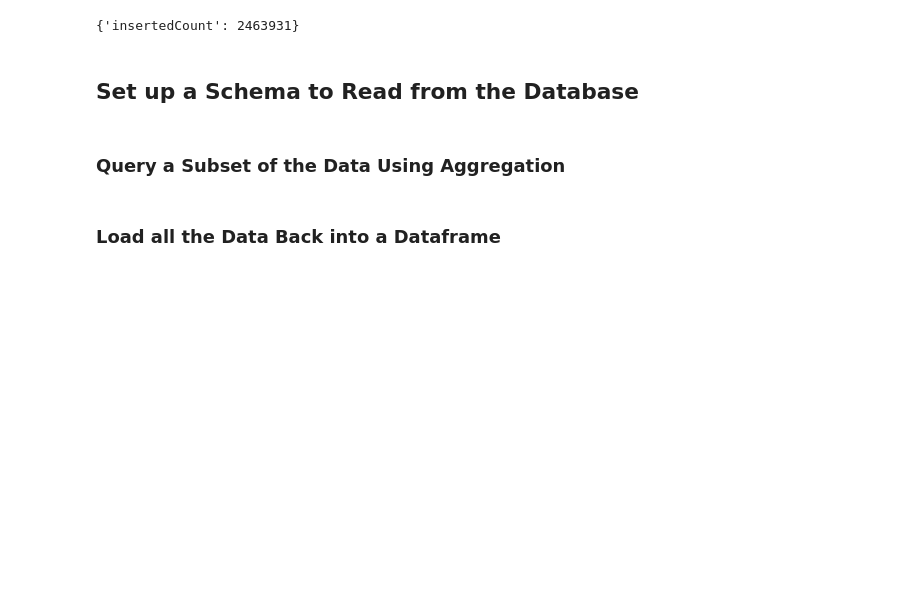
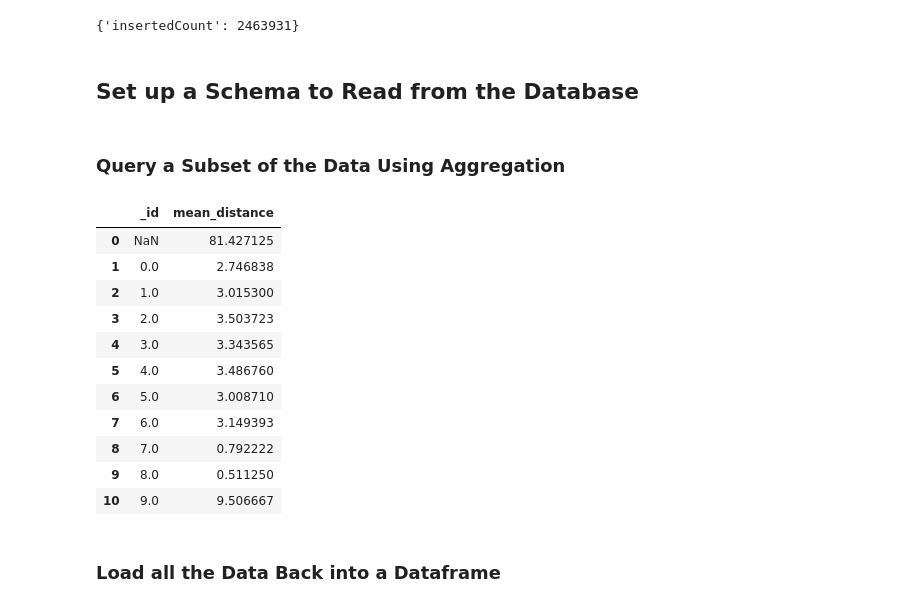
Before and after one commit to blink1073/mongodb-world-builders-fest, a Jupyter notebook: nyc-taxi-dask.ipynb, the cells around one changed output. Cells and saved outputs as stored; diff of their text form; code cells hidden in the pictures; blank space fills up the shorter version.

```diff
--- a/nyc-taxi-dask.ipynb
+++ b/nyc-taxi-dask.ipynb
@@ -161,5 +161,26 @@ schema = Schema(dict(
     tpep_pickup_datetime=timestamp('ms')))
 # %% [markdown]
 ### Query a Subset of the Data Using Aggregation
+# %%
+# Compute average trip distance grouped by passenger count
+pipeline = [
+    {"$group": {"_id": "$passenger_count", "mean_distance": {"$avg": "$trip_distance" }}},
+    {"$sort": {"_id": 1}}
+]
+df = coll.aggregate_pandas_all(pipeline, schema=Schema({"_id": int, "mean_distance": float}))
+df
+# %% [output]
+|  | _id | mean_distance |
+| 0 | NaN | 81.427125 |
+| 1 | 0.0 | 2.746838 |
+| 2 | 1.0 | 3.015300 |
+| 3 | 2.0 | 3.503723 |
+| 4 | 3.0 | 3.343565 |
+| 5 | 4.0 | 3.486760 |
+| 6 | 5.0 | 3.008710 |
+| 7 | 6.0 | 3.149393 |
+| 8 | 7.0 | 0.792222 |
+| 9 | 8.0 | 0.511250 |
+| 10 | 9.0 | 9.506667 |
 # %% [markdown]
 ### Load all the Data Back into a Dataframe
```
Also changed, not shown: parts of 3 cells of this notebook.
